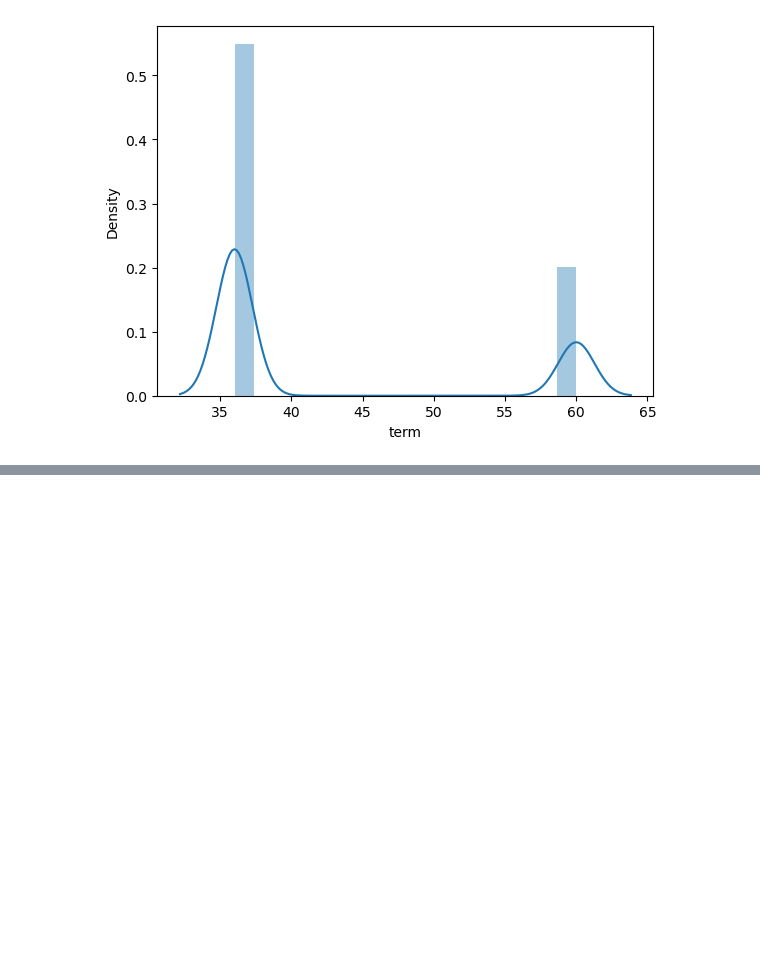
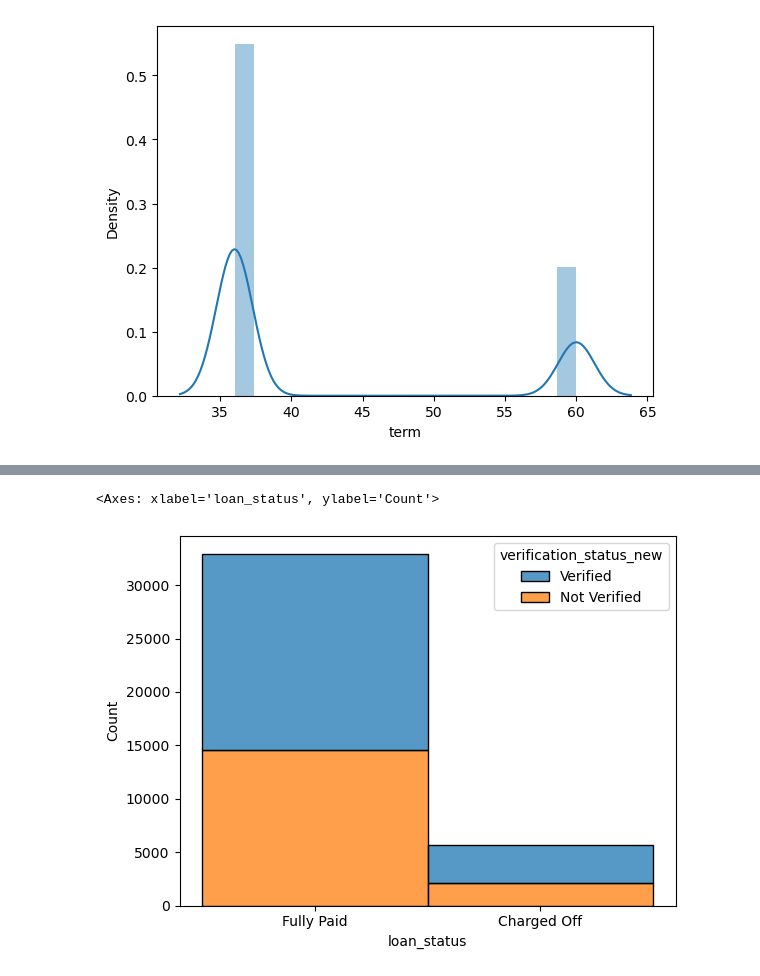
Before and after one commit to Mahalakshmi-Totad/lending_club_case_study, a Jupyter notebook: Solution.ipynb, the cells around one changed output, grey strips where cells are left out. Cells and saved outputs as stored; diff of their text form; code cells hidden in the pictures; blank space fills up the shorter version.

```diff
--- a/Solution.ipynb
+++ b/Solution.ipynb
@@ -291,0 +395,9 @@ Text(0.5, 1.0, 'Loan Status')
+# %%
+#remove Source from verification column
+
+df['verification_status_new'] = df['verification_status'].str.lstrip("Source ")
+# %%
+sns.histplot(binwidth=0.5, x=df['loan_status'], hue=df['verification_status_new'], data=df, stat="count", multiple="stack")
+# %% [output]
+<Axes: xlabel='loan_status', ylabel='Count'>
+[figure, added]
```
Also changed, not shown: parts of 33 cells of this notebook.
